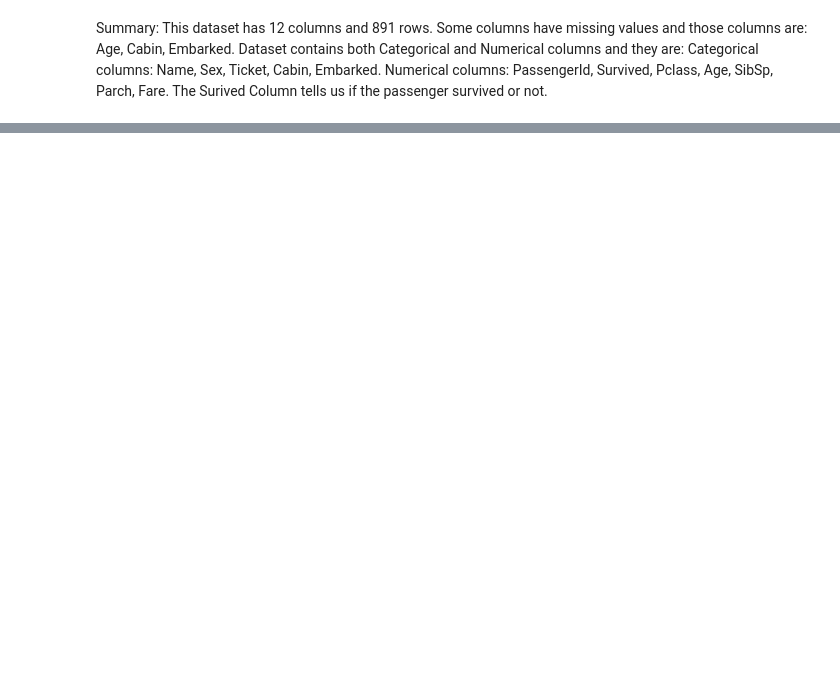
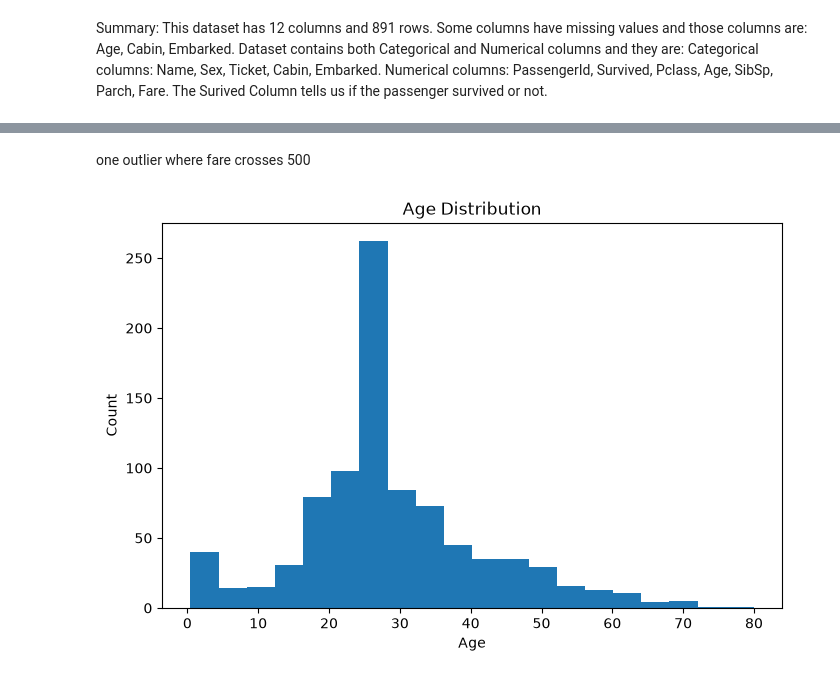
Before and after one commit to o0on/neurofive-ml-track, a Jupyter notebook: survivalAnalysis.ipynb, the cells around one changed output, grey strips where cells are left out. Cells and saved outputs as stored; diff of their text form; code cells hidden in the pictures; blank space fills up the shorter version.

```diff
--- a/survivalAnalysis.ipynb
+++ b/survivalAnalysis.ipynb
@@ -47,0 +87,11 @@ The Surived Column tells us if the passenger survived or not.
+# %% [markdown]
+one outlier where fare crosses 500
+# %%
+plt.figure(figsize=(8,5))
+plt.hist(df["Age"], bins=20)
+plt.title("Age Distribution")
+plt.xlabel("Age")
+plt.ylabel("Count")
+plt.show()
+# %% [output]
+[figure, added]
```
Also changed, not shown: parts of 7 cells of this notebook.
